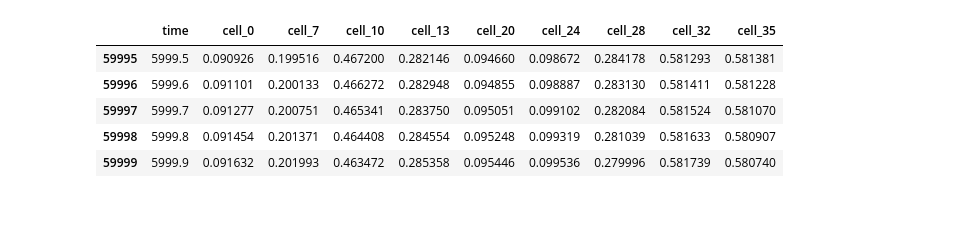
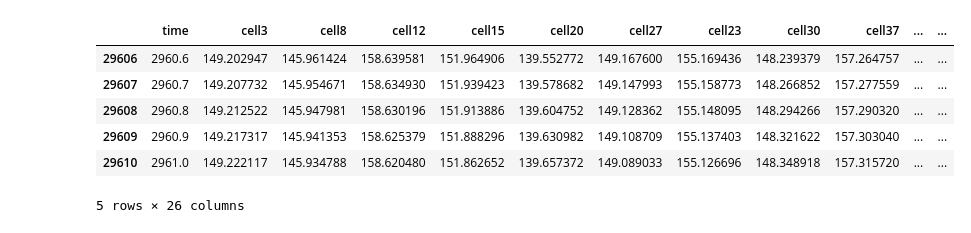
Before and after one commit to clintondurney/ubuquitous-drosophila, a Jupyter notebook: MultCell/Plotting.ipynb, the cells around one changed output. Drawn from its saved outputs; the diff is of its cells as text; code cells hidden in the pictures.

```diff
--- a/MultCell/Plotting.ipynb
+++ b/MultCell/Plotting.ipynb
@@ -3,7 +3,11 @@ import pandas as pd
 import matplotlib.pyplot as plt
 import numpy as np
 
-%matplotlib notebook
+# %matplotlib notebook
+%matplotlib inline
 
-df_bio = pd.read_csv('BioParams.csv',delimiter='\t')
+df_myosin = pd.read_csv('myosin.csv',delimiter='\t')
+df_area = pd.read_csv('cellarea.csv',delimiter='\t')
+df_reg = pd.read_csv('reg.csv',delimiter='\t')
+# df_node = pd.read_csv('node.csv',delimiter='\t')
 # %%
@@ -20,9 +25,10 @@ df_bio.head()
 # %%
-df_bio.tail()
+df_area.tail()
 # %% [output]
-|  | time | cell_0 | cell_7 | cell_10 | cell_13 | cell_20 | cell_24 | cell_28 | cell_32 | cell_35 |
-| 59995 | 5999.5 | 0.090926 | 0.199516 | 0.467200 | 0.282146 | 0.094660 | 0.098672 | 0.284178 | 0.581293 | 0.581381 |
-| 59996 | 5999.6 | 0.091101 | 0.200133 | 0.466272 | 0.282948 | 0.094855 | 0.098887 | 0.283130 | 0.581411 | 0.581228 |
-| 59997 | 5999.7 | 0.091277 | 0.200751 | 0.465341 | 0.283750 | 0.095051 | 0.099102 | 0.282084 | 0.581524 | 0.581070 |
-| 59998 | 5999.8 | 0.091454 | 0.201371 | 0.464408 | 0.284554 | 0.095248 | 0.099319 | 0.281039 | 0.581633 | 0.580907 |
-| 59999 | 5999.9 | 0.091632 | 0.201993 | 0.463472 | 0.285358 | 0.095446 | 0.099536 | 0.279996 | 0.581739 | 0.580740 |
+|  | time | cell3 | cell8 | cell12 | cell15 | cell20 | cell27 | cell23 | cell30 | cell37 | ... | ... |
+| 29606 | 2960.6 | 149.202947 | 145.961424 | 158.639581 | 151.964906 | 139.552772 | 149.167600 | 155.169436 | 148.239379 | 157.264757 | ... | ... |
+| 29607 | 2960.7 | 149.207732 | 145.954671 | 158.634930 | 151.939423 | 139.578682 | 149.147993 | 155.158773 | 148.266852 | 157.277559 | ... | ... |
+| 29608 | 2960.8 | 149.212522 | 145.947981 | 158.630196 | 151.913886 | 139.604752 | 149.128362 | 155.148095 | 148.294266 | 157.290320 | ... | ... |
+| 29609 | 2960.9 | 149.217317 | 145.941353 | 158.625379 | 151.888296 | 139.630982 | 149.108709 | 155.137403 | 148.321622 | 157.303040 | ... | ... |
+| 29610 | 2961.0 | 149.222117 | 145.934788 | 158.620480 | 151.862652 | 139.657372 | 149.089033 | 155.126696 | 148.348918 | 157.315720 | ... | ... |
+5 rows × 26 columns
```
Also changed, not shown: parts of 8 cells of this notebook, 8 other files.
